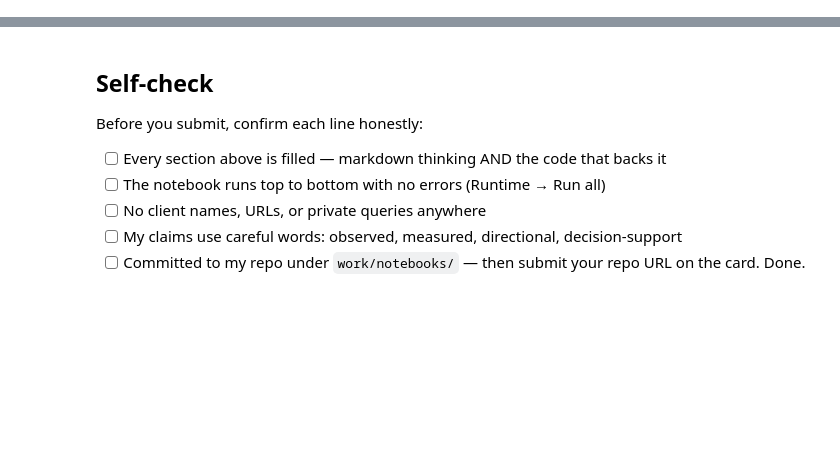
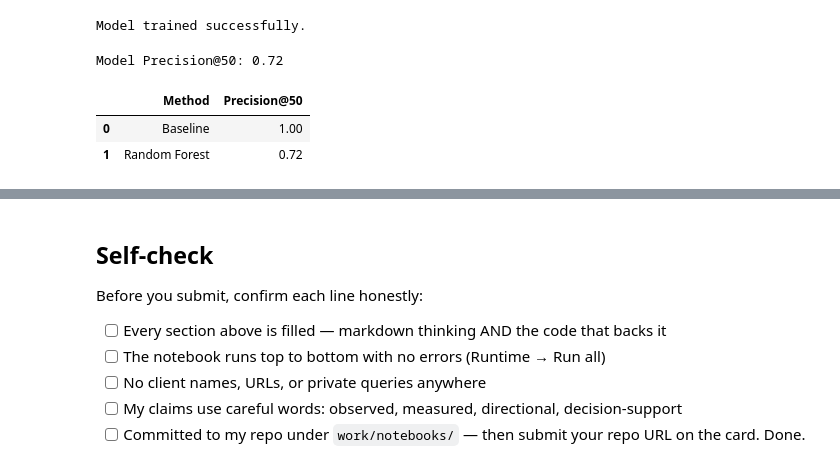
Before and after one commit to Utsabsinha19/flyrank-ml-internship, a Jupyter notebook: work/notebooks/w05_model.ipynb, the cells around one changed output, grey strips where cells are left out. Cells and saved outputs as stored; diff of their text form; code cells hidden in the pictures; blank space fills up the shorter version.

```diff
--- a/work/notebooks/w05_model.ipynb
+++ b/work/notebooks/w05_model.ipynb
@@ -36,0 +184,61 @@ This skeleton is yours to fill. Work the sections **in order** — each one has
+# %%
+model = RandomForestClassifier(
+    n_estimators=300,
+    max_depth=8,
+    min_samples_leaf=20,
+    random_state=42,
+    n_jobs=-1
+)
+
+model.fit(X_train, y_train)
+
+model_scores = model.predict_proba(X_test)[:, 1]
+
+print("Model trained successfully.")
+# %% [output]
+Model trained successfully.
+# %%
+def precision_at_k(y_true, scores, k=50):
+    order = np.argsort(scores)[::-1][:k]
+    return y_true.iloc[order].mean()
+
+model_p50 = precision_at_k(
+    y_test.reset_index(drop=True),
+    model_scores,
+    50
+)
+
+print("Model Precision@50:", round(model_p50, 4))
+# %% [output]
+Model Precision@50: 0.72
+# %%
+baseline_test = work_df.iloc[test_idx].copy()
+
+baseline_test["baseline_score"] = (
+    0.40 * baseline_test["impressions_90d"].rank(pct=True)
+    + 0.35 * baseline_test["avg_position"].rank(pct=True)
+    + 0.25 * (-baseline_test["impression_change_pct"]).rank(pct=True)
+)
+
+baseline_p50 = precision_at_k(
+    baseline_test["review_label"].reset_index(drop=True),
+    baseline_test["baseline_score"].values,
+    50
+)
+
+comparison = pd.DataFrame({
+    "Method": [
+        "Baseline",
+        "Random Forest"
+    ],
+    "Precision@50": [
+        baseline_p50,
+        model_p50
+    ]
+})
+
+display(comparison)
+# %% [output]
+|  | Method | Precision@50 |
+| 0 | Baseline | 1.00 |
+| 1 | Random Forest | 0.72 |
```
Also changed, not shown: parts of 17 cells of this notebook.
